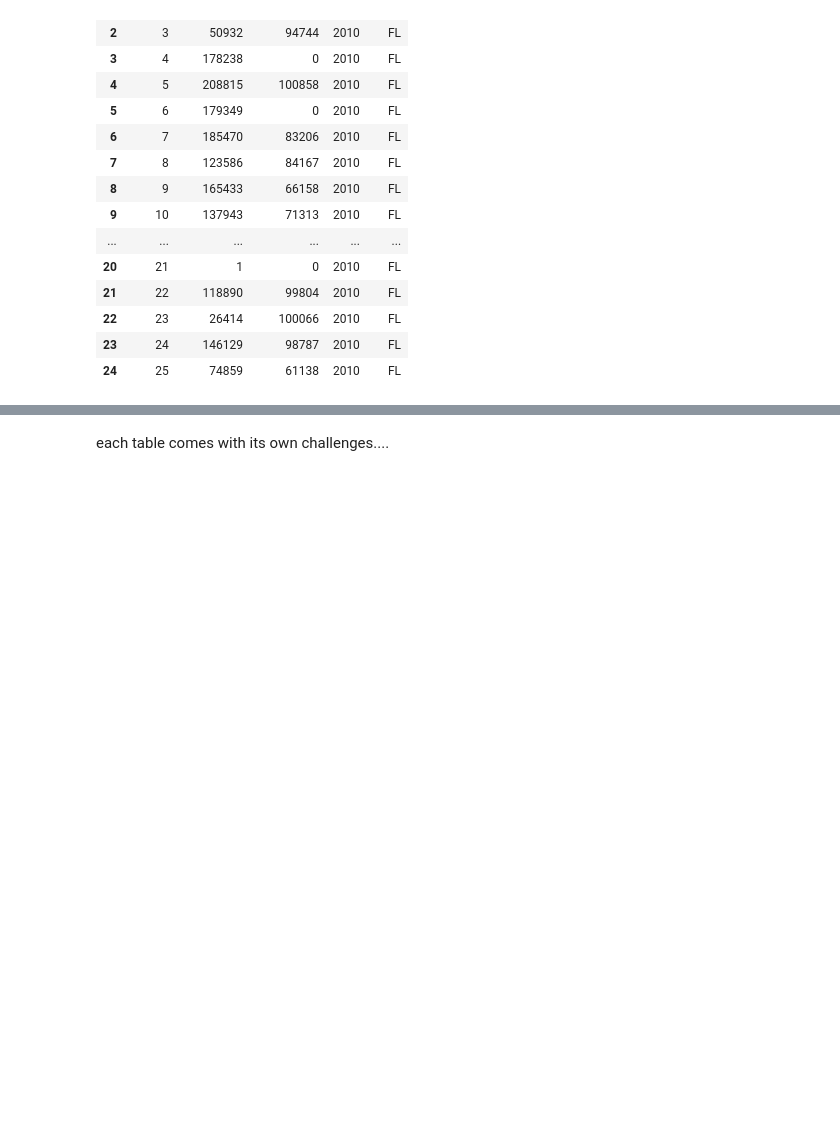
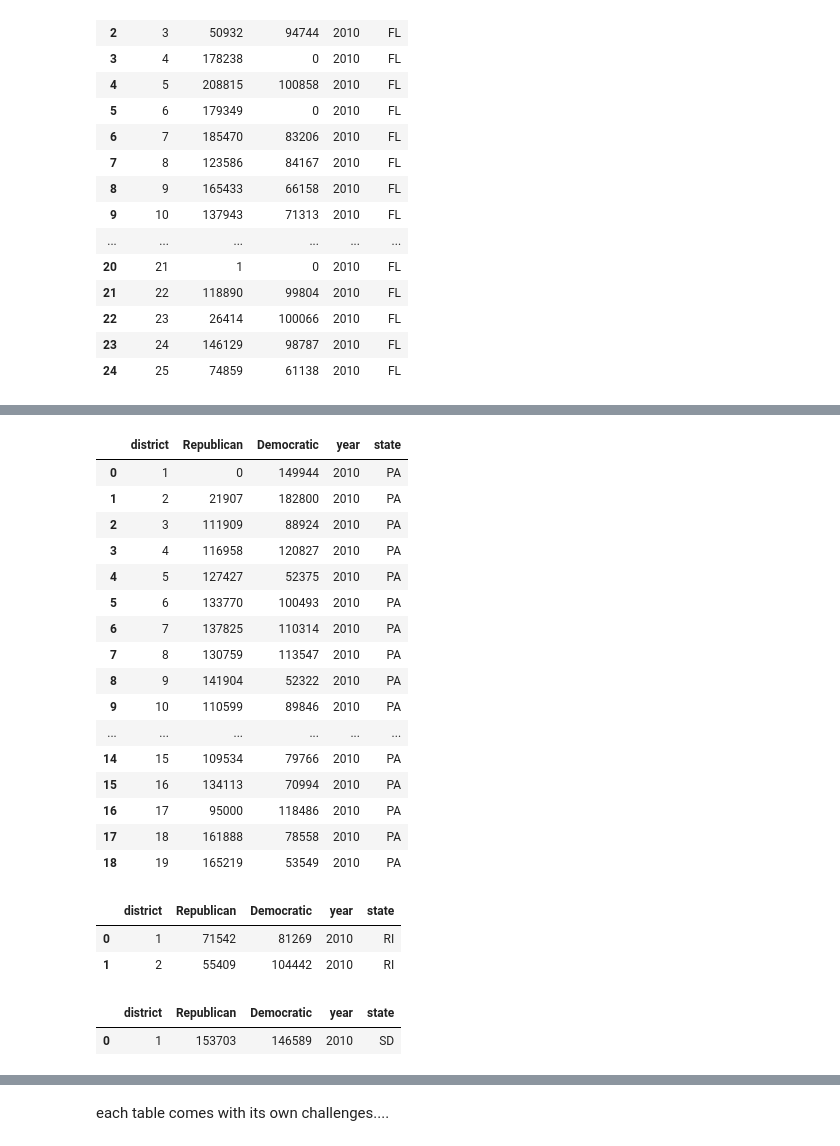
Before and after one commit to Simonlee711/gerrymandering-polarisation-study, a Jupyter notebook: src/gov-analysis.ipynb, the cells around one changed output, grey strips where cells are left out. Saved outputs shown, nothing was run; the diff lists cells and outputs as text; code cells hidden in the pictures; blank space fills up the shorter version.

```diff
--- a/src/gov-analysis.ipynb
+++ b/src/gov-analysis.ipynb
@@ -297,0 +843,44 @@ df.to_csv("../data/voting-data/FL-2010.csv")
+# %%
+# Pennsylvania
+l = list(range(1,20))
+data = {'district': l,
+        'Republican': [0,21907,111909,116958,127427,133770,137825,130759,141904,110599,102179,91170,91987,49997,109534,134113,95000,161888,165219],
+        'Democratic':[149944,182800,88924,120827,52375,100493,110314,113547,52322,89846,84618,94056,118710,122073,79766,70994,118486,78558,53549]}
+df = pd.DataFrame(data)
+df['year'] = 2010
+df['state'] = 'PA'
+display(df)
+df.to_csv("../data/voting-data/PA-2010.csv")
+# %% [output]
+|  | district | Republican | Democratic | year | state |
+| 0 | 1 | 0 | 149944 | 2010 | PA |
+| 1 | 2 | 21907 | 182800 | 2010 | PA |
+| 2 | 3 | 111909 | 88924 | 2010 | PA |
+| 3 | 4 | 116958 | 120827 | 2010 | PA |
+| 4 | 5 | 127427 | 52375 | 2010 | PA |
+| 5 | 6 | 133770 | 100493 | 2010 | PA |
+| 6 | 7 | 137825 | 110314 | 2010 | PA |
+| 7 | 8 | 130759 | 113547 | 2010 | PA |
+| 8 | 9 | 141904 | 52322 | 2010 | PA |
+| 9 | 10 | 110599 | 89846 | 2010 | PA |
+| ... | ... | ... | ... | ... | ... |
+| 14 | 15 | 109534 | 79766 | 2010 | PA |
+| 15 | 16 | 134113 | 70994 | 2010 | PA |
+| 16 | 17 | 95000 | 118486 | 2010 | PA |
+| 17 | 18 | 161888 | 78558 | 2010 | PA |
+| 18 | 19 | 165219 | 53549 | 2010 | PA |
+# %%
+# Rhode Island
+l = list(range(1,3))
+data = {'district': l,
+        'Republican': [71542,55409],
+        'Democratic':[81269,104442]}
+df = pd.DataFrame(data)
+df['year'] = 2010
+df['state'] = 'RI'
+display(df)
+df.to_csv("../data/voting-data/RI-2010.csv")
+# %% [output]
+|  | district | Republican | Democratic | year | state |
+| 0 | 1 | 71542 | 81269 | 2010 | RI |
+| 1 | 2 | 55409 | 104442 | 2010 | RI |
@@ -297,0 +899,14 @@ df.to_csv("../data/voting-data/FL-2010.csv")
+# %%
+# South Dakota
+l = list(range(1,2))
+data = {'district': l,
+        'Republican': [153703],
+        'Democratic':[146589]}
+df = pd.DataFrame(data)
+df['year'] = 2010
+df['state'] = 'SD'
+display(df)
+df.to_csv("../data/voting-data/SD-2010.csv")
+# %% [output]
+|  | district | Republican | Democratic | year | state |
+| 0 | 1 | 153703 | 146589 | 2010 | SD |
```
Also changed, not shown: parts of 44 cells of this notebook, 41 other files.
